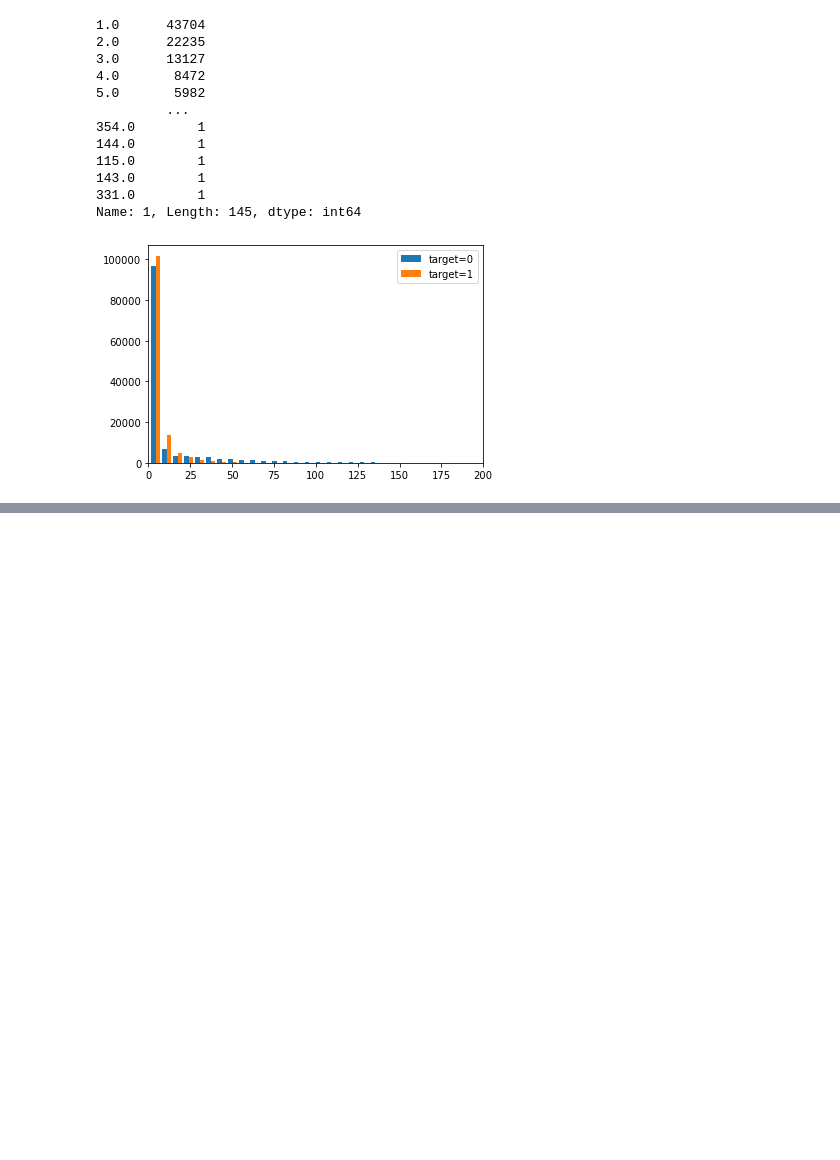
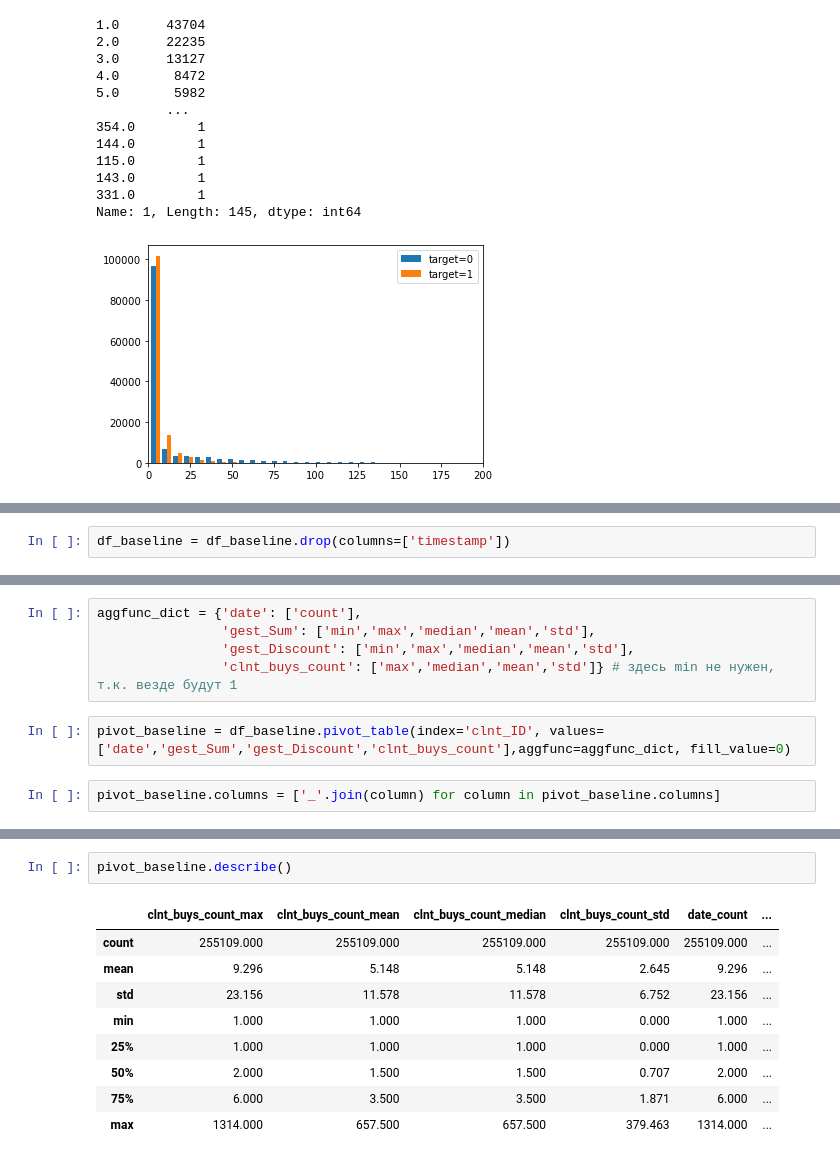
Before and after one commit to snakerzr/cupcake_churn_prediction, a Jupyter notebook: notebook.ipynb, the cells around one changed output, grey strips where cells are left out. Cells and saved outputs as stored; diff of their text form; blank space fills up the shorter version.

Commit message:
EDA - on hold, baseline added (random forest f1 0.64)

```diff
--- a/notebook.ipynb
+++ b/notebook.ipynb
@@ -874,0 +916,2 @@ Name: 1, Length: 145, dtype: int64
+# %%
+df_baseline = df_baseline.drop(columns=['timestamp'])
@@ -874,0 +935,9 @@ Name: 1, Length: 145, dtype: int64
+# %%
+aggfunc_dict = {'date': ['count'],
+                'gest_Sum': ['min','max','median','mean','std'],
+                'gest_Discount': ['min','max','median','mean','std'],
+                'clnt_buys_count': ['max','median','mean','std']} # здесь min не нужен, т.к. везде будут 1
+# %%
+pivot_baseline = df_baseline.pivot_table(index='clnt_ID', values=['date','gest_Sum','gest_Discount','clnt_buys_count'],aggfunc=aggfunc_dict, fill_value=0)
+# %%
+pivot_baseline.columns = ['_'.join(column) for column in pivot_baseline.columns]
@@ -874,0 +961,12 @@ Name: 1, Length: 145, dtype: int64
+# %%
+pivot_baseline.describe()
+# %% [output]
+|  | clnt_buys_count_max | clnt_buys_count_mean | clnt_buys_count_median | clnt_buys_count_std | date_count | ... |
+| count | 255109.000 | 255109.000 | 255109.000 | 255109.000 | 255109.000 | ... |
+| mean | 9.296 | 5.148 | 5.148 | 2.645 | 9.296 | ... |
+| std | 23.156 | 11.578 | 11.578 | 6.752 | 23.156 | ... |
+| min | 1.000 | 1.000 | 1.000 | 0.000 | 1.000 | ... |
+| 25% | 1.000 | 1.000 | 1.000 | 0.000 | 1.000 | ... |
+| 50% | 2.000 | 1.500 | 1.500 | 0.707 | 2.000 | ... |
+| 75% | 6.000 | 3.500 | 3.500 | 1.871 | 6.000 | ... |
+| max | 1314.000 | 657.500 | 657.500 | 379.463 | 1314.000 | ... |
```
Also changed, not shown: parts of 24 cells of this notebook.
